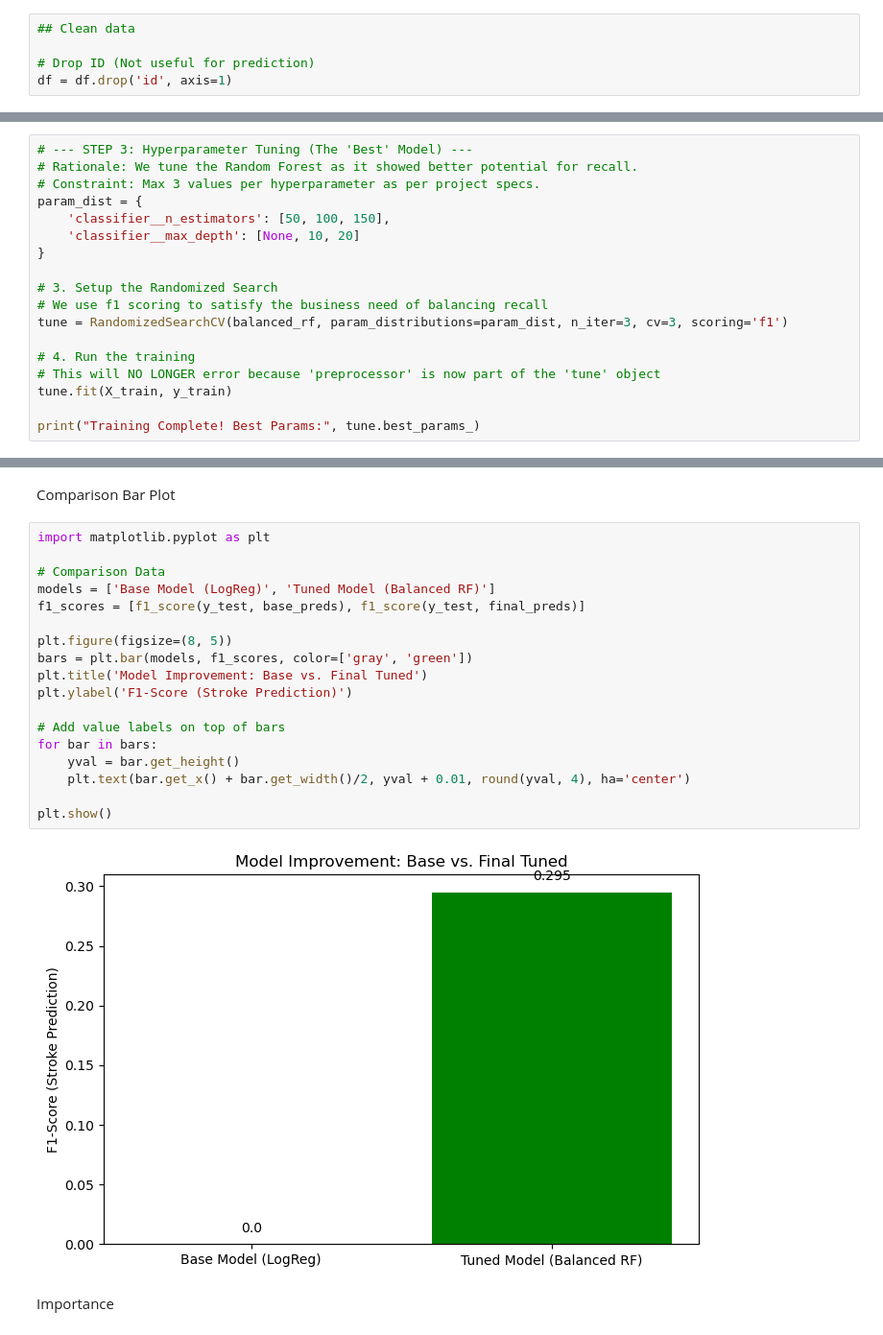
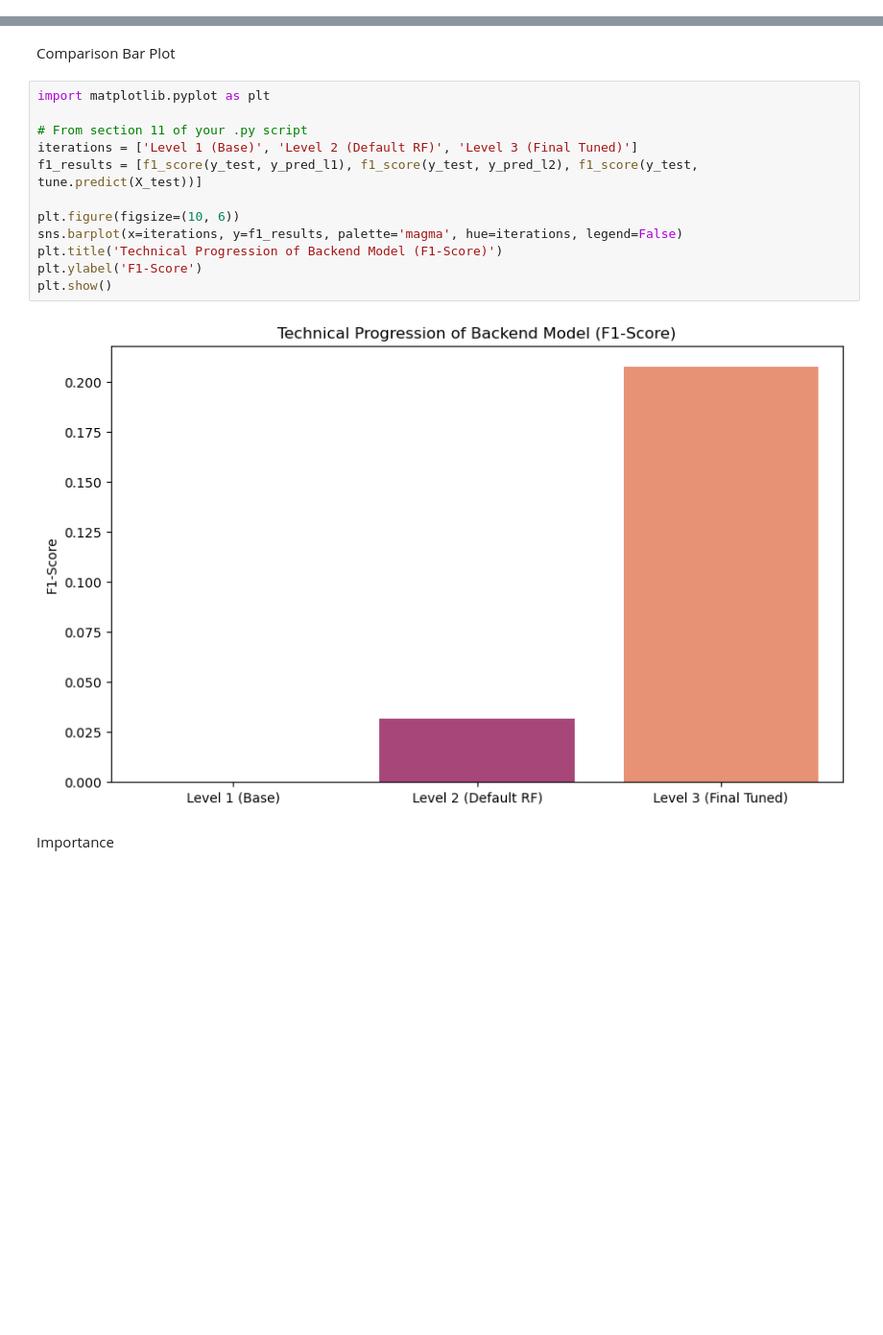
Before and after one commit to Frogkri/MLDP, a Jupyter notebook: MLDP Program Codes Submission Template.ipynb, the cells around one changed output, grey strips where cells are left out. Shown at 96% size. Saved outputs shown, nothing was run; the diff lists cells and outputs as text; blank space fills up the shorter version.

Commit message:
final touches to improve data

```diff
--- a/MLDP Program Codes Submission Template.ipynb
+++ b/MLDP Program Codes Submission Template.ipynb
@@ -189,8 +246,3 @@ plt.show()
 # 3. Data Preparation
 # %% [markdown]
 ## 3.1 Data Cleaning
-# %%
-## Clean data
-
-# Drop ID (Not useful for prediction)
-df = df.drop('id', axis=1)
@@ -345,18 +488,0 @@ plt.show()
-# %%
-# --- STEP 3: Hyperparameter Tuning (The 'Best' Model) ---
-# Rationale: We tune the Random Forest as it showed better potential for recall.
-# Constraint: Max 3 values per hyperparameter as per project specs.
-param_dist = {
-    'classifier__n_estimators': [50, 100, 150],
-    'classifier__max_depth': [None, 10, 20]
-}
-
-# 3. Setup the Randomized Search
-# We use f1 scoring to satisfy the business need of balancing recall
-tune = RandomizedSearchCV(balanced_rf, param_distributions=param_dist, n_iter=3, cv=3, scoring='f1')
-
-# 4. Run the training
-# This will NO LONGER error because 'preprocessor' is now part of the 'tune' object
-tune.fit(X_train, y_train)
-
-print("Training Complete! Best Params:", tune.best_params_)
@@ -406,23 +538,17 @@ Comparison Bar Plot
 # %%
 import matplotlib.pyplot as plt
 
-# Comparison Data
-models = ['Base Model (LogReg)', 'Tuned Model (Balanced RF)']
-f1_scores = [f1_score(y_test, base_preds), f1_score(y_test, final_preds)]
+# From section 11 of your .py script
+iterations = ['Level 1 (Base)', 'Level 2 (Default RF)', 'Level 3 (Final Tuned)']
+f1_results = [f1_score(y_test, y_pred_l1), f1_score(y_test, y_pred_l2), f1_score(y_test, tune.predict(X_test))]
 
-plt.figure(figsize=(8, 5))
-bars = plt.bar(models, f1_scores, color=['gray', 'green'])
-plt.title('Model Improvement: Base vs. Final Tuned')
-plt.ylabel('F1-Score (Stroke Prediction)')
-
-# Add value labels on top of bars
-for bar in bars:
-    yval = bar.get_height()
-    plt.text(bar.get_x() + bar.get_width()/2, yval + 0.01, round(yval, 4), ha='center')
-
+plt.figure(figsize=(10, 6))
+sns.barplot(x=iterations, y=f1_results, palette='magma', hue=iterations, legend=False)
+plt.title('Technical Progression of Backend Model (F1-Score)')
+plt.ylabel('F1-Score')
 plt.show()
 # %% [output]
-[figure, old version]
+[figure, new version]
 # %% [markdown]
 Importance
 # %%
```
Also changed, not shown: parts of 26 cells of this notebook, 2 other files.
